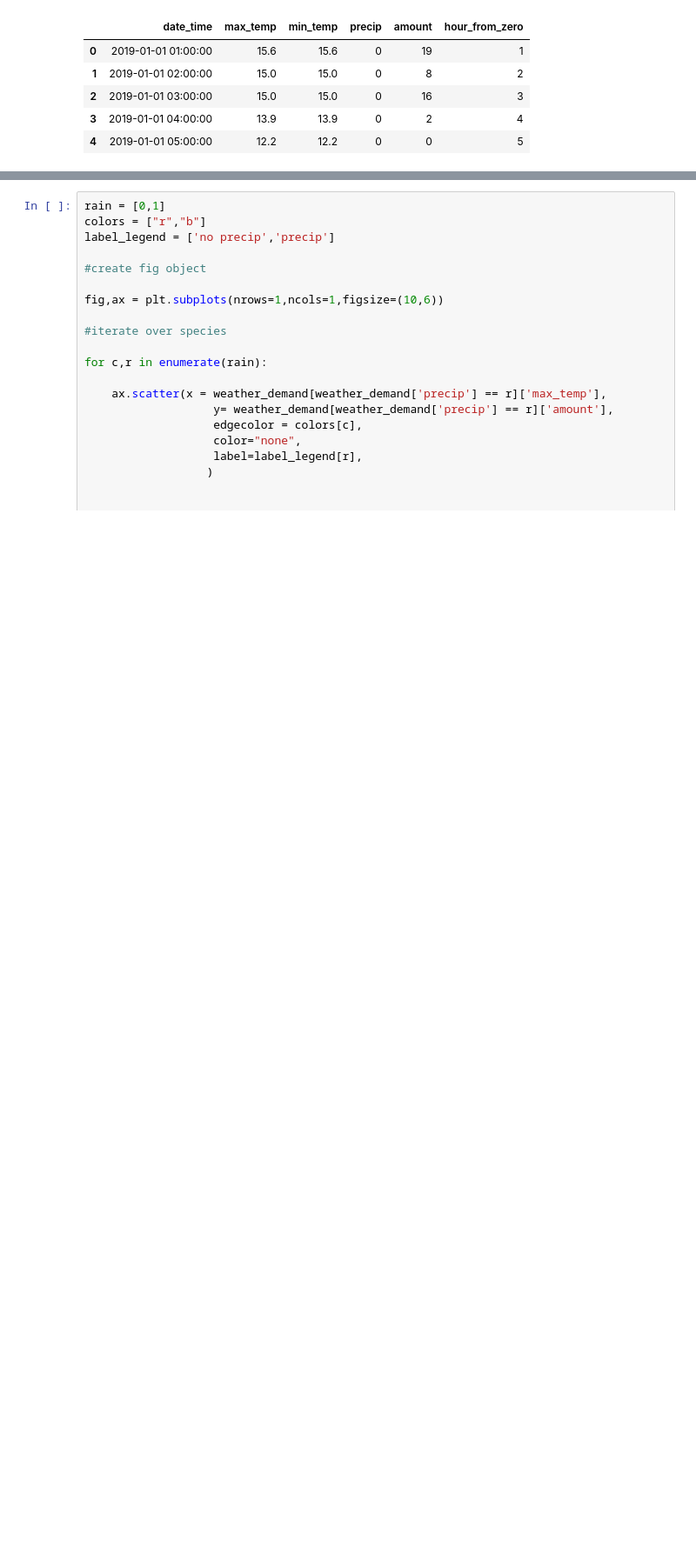
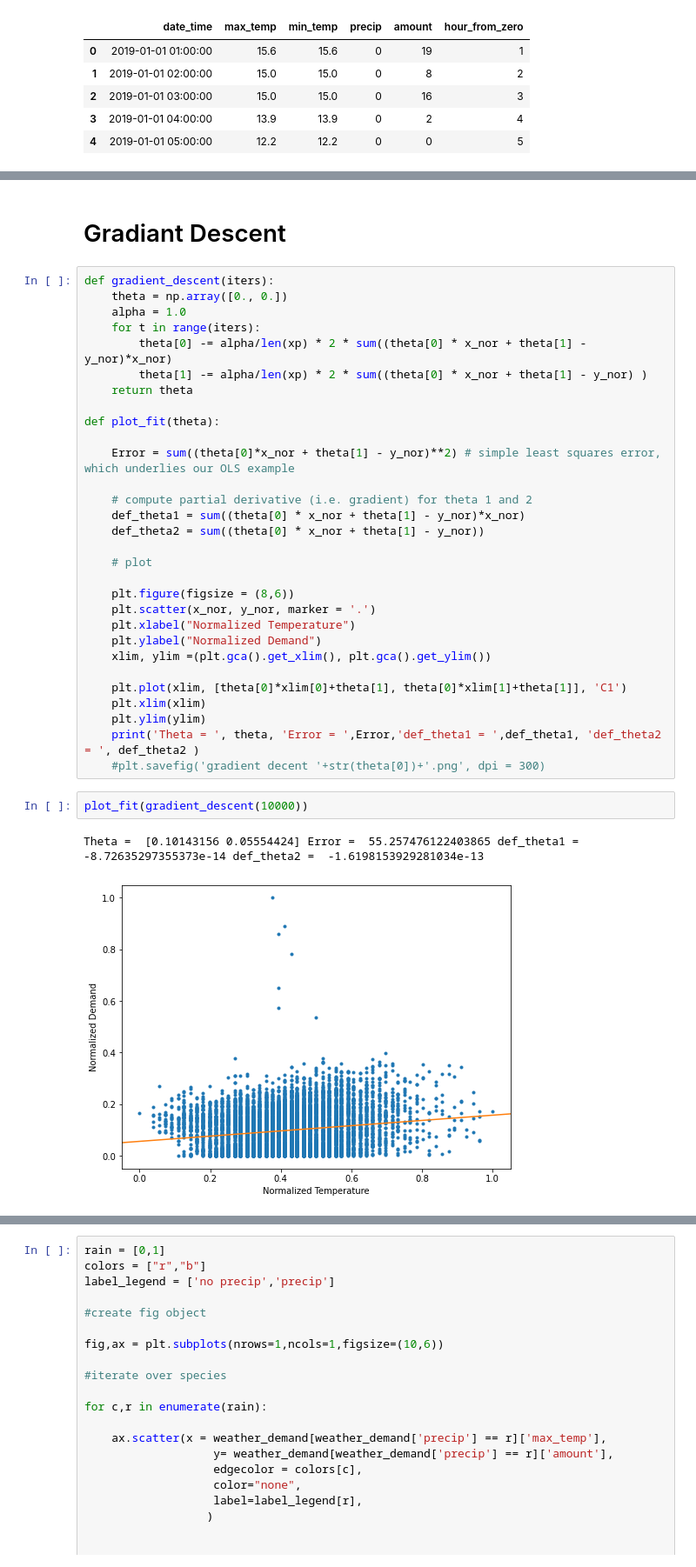
Before and after one commit to robbenB-123/SiliconValley, a Jupyter notebook: DSML_SILICONVALLEY.ipynb, the cells around one changed output, grey strips where cells are left out. Shown at 87% size. Drawn from its saved outputs; the diff is of its cells as text; blank space fills up the shorter version.

```diff
--- a/DSML_SILICONVALLEY.ipynb
+++ b/DSML_SILICONVALLEY.ipynb
@@ -567,0 +623,37 @@ plt.show()
+# %% [markdown]
+# Gradiant Descent
+# %%
+def gradient_descent(iters):
+    theta = np.array([0., 0.])
+    alpha = 1.0
+    for t in range(iters):
+        theta[0] -= alpha/len(xp) * 2 * sum((theta[0] * x_nor + theta[1] - y_nor)*x_nor)
+        theta[1] -= alpha/len(xp) * 2 * sum((theta[0] * x_nor + theta[1] - y_nor) )
+    return theta
+
+def plot_fit(theta):
+
+    Error = sum((theta[0]*x_nor + theta[1] - y_nor)**2) # simple least squares error, which underlies our OLS example
+
+    # compute partial derivative (i.e. gradient) for theta 1 and 2
+    def_theta1 = sum((theta[0] * x_nor + theta[1] - y_nor)*x_nor)
+    def_theta2 = sum((theta[0] * x_nor + theta[1] - y_nor))
+
+    # plot
+
+    plt.figure(figsize = (8,6))
+    plt.scatter(x_nor, y_nor, marker = '.')
+    plt.xlabel("Normalized Temperature")
+    plt.ylabel("Normalized Demand")
+    xlim, ylim =(plt.gca().get_xlim(), plt.gca().get_ylim())
+
+    plt.plot(xlim, [theta[0]*xlim[0]+theta[1], theta[0]*xlim[1]+theta[1]], 'C1')
+    plt.xlim(xlim)
+    plt.ylim(ylim)
+    print('Theta = ', theta, 'Error = ',Error,'def_theta1 = ',def_theta1, 'def_theta2 = ', def_theta2 )
+    #plt.savefig('gradient decent '+str(theta[0])+'.png', dpi = 300)
+# %%
+plot_fit(gradient_descent(10000))
+# %% [output]
+Theta =  [0.10143156 0.05554424] Error =  55.257476122403865 def_theta1 =  -8.72635297355373e-14 def_theta2 =  -1.6198153929281034e-13
+[figure, added]
```
Also changed, not shown: parts of 16 cells of this notebook.
